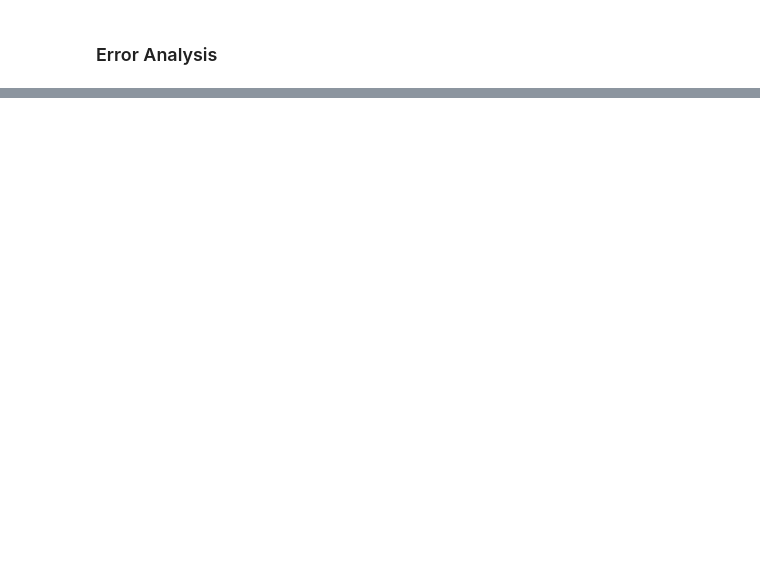
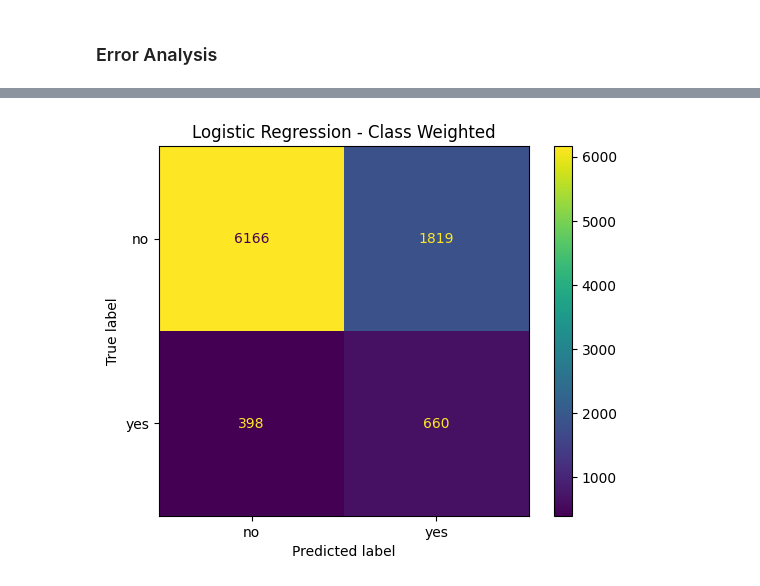
Before and after one commit to AtharvaChitnis/PGIT, a Jupyter notebook: Marketing_Research_ML.ipynb, the cells around one changed output, grey strips where cells are left out. Drawn from its saved outputs; the diff is of its cells as text; code cells hidden in the pictures; blank space fills up the shorter version.

```diff
--- a/Marketing_Research_ML.ipynb
+++ b/Marketing_Research_ML.ipynb
@@ -721,0 +769,13 @@ print(classification_report(
+# %%
+from sklearn.linear_model import LogisticRegression
+from sklearn.pipeline import Pipeline
+
+logistic_weighted = Pipeline([
+    ("preprocessor", preprocessor),
+    ("model", LogisticRegression(
+        max_iter=1000,
+        class_weight="balanced"
+    ))
+])
+# %%
+logistic_weighted.fit(X_train, y_train)
@@ -721,0 +793,3 @@ print(classification_report(
+# %%
+y_pred_lrw = logistic_weighted.predict(X_test)
+y_prob_lrw = logistic_weighted.predict_proba(X_test)[:, 1]
@@ -721,0 +833,13 @@ print(classification_report(
+# %%
+from sklearn.metrics import ConfusionMatrixDisplay
+import matplotlib.pyplot as plt
+
+ConfusionMatrixDisplay.from_predictions(
+    y_test,
+    y_pred_lrw
+)
+
+plt.title("Logistic Regression - Class Weighted")
+plt.show()
+# %% [output]
+[figure, added]
```
Also changed, not shown: parts of 47 cells of this notebook.
